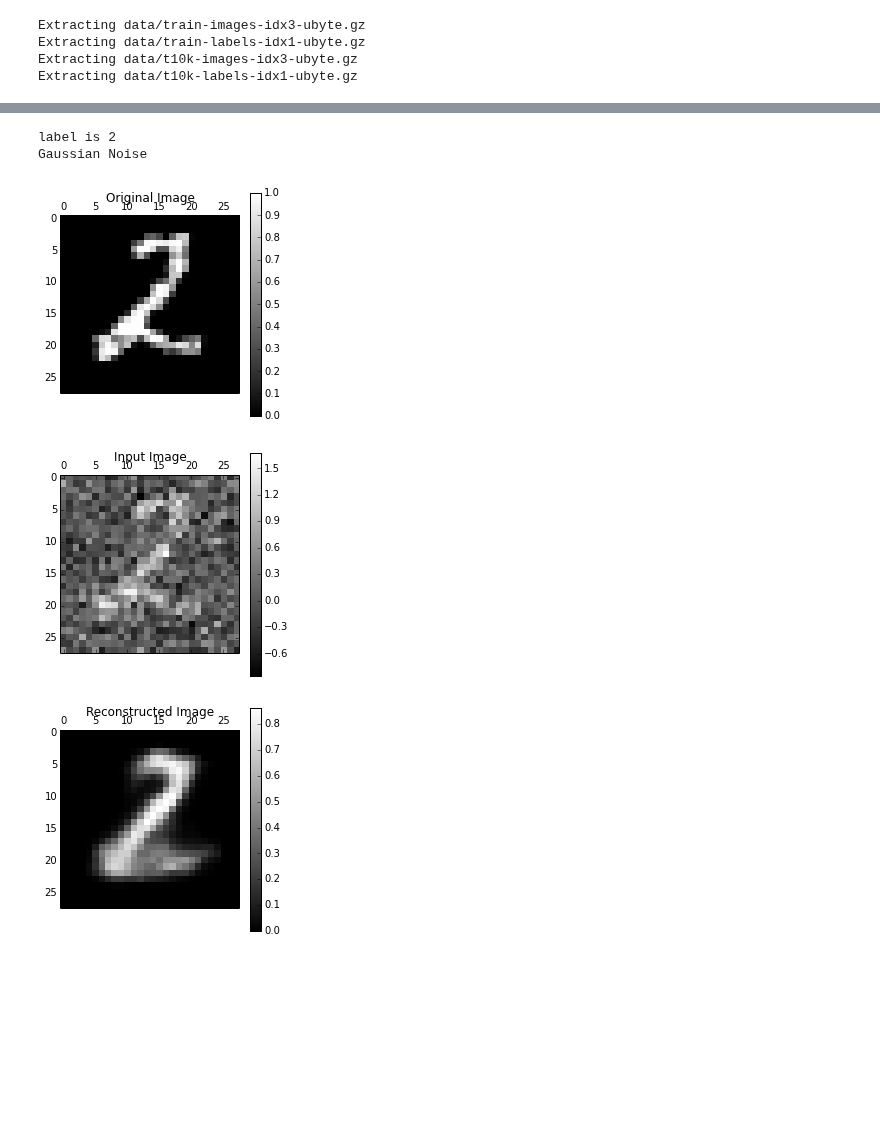
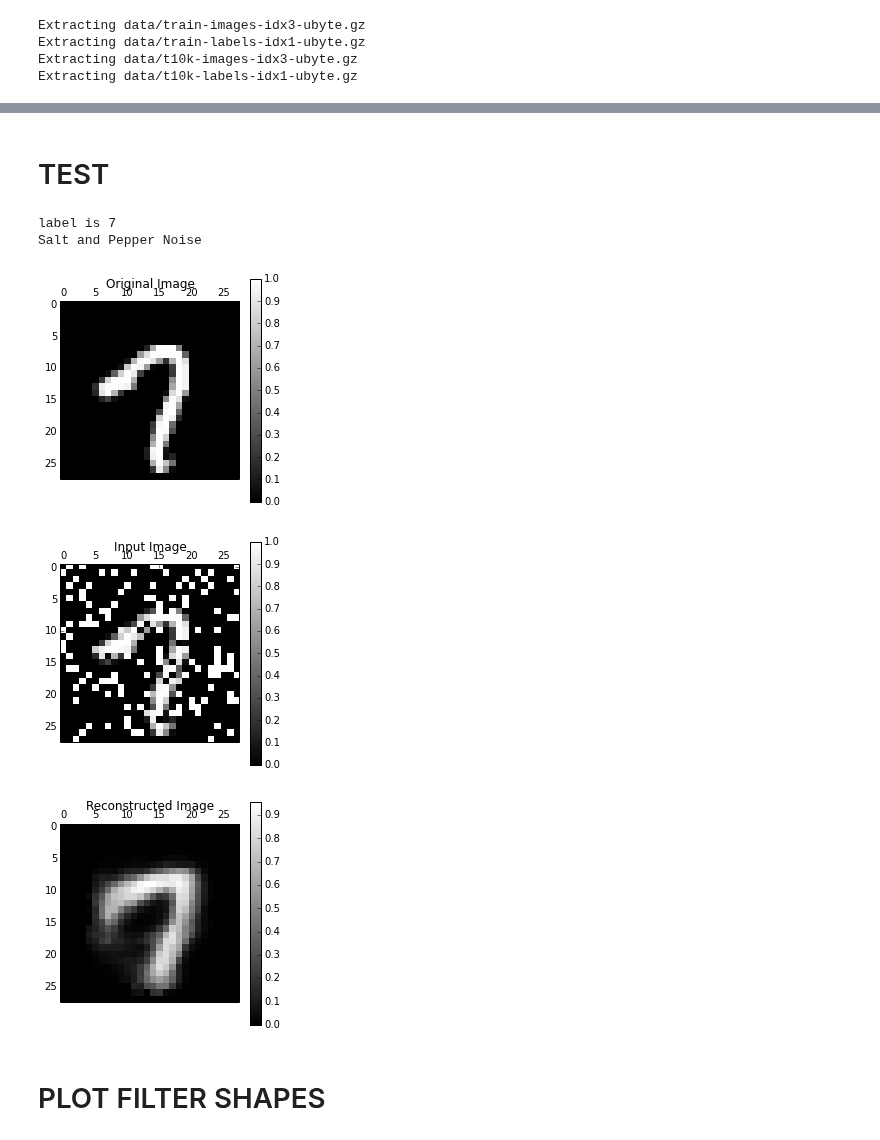
Before and after one commit to sjchoi86/Tensorflow-101, a Jupyter notebook: notebooks/dae_mnist_dropout.ipynb, the cells around one changed output, grey strips where cells are left out. Saved outputs shown, nothing was run; the diff lists cells and outputs as text; code cells hidden in the pictures; blank space fills up the shorter version.

Commit message:
autoencoders

```diff
--- a/notebooks/dae_mnist_dropout.ipynb
+++ b/notebooks/dae_mnist_dropout.ipynb
@@ -21,0 +27,2 @@ Extracting data/t10k-labels-idx1-ubyte.gz
+# %%
+device2use = "/gpu:0"
@@ -83,0 +65,13 @@ Network Ready
+# %%
+with tf.device(device2use):
+    # MODEL
+    out = denoising_autoencoder(x, weights, biases, dropout_keep_prob)
+    # DEFINE LOSS AND OPTIMIZER
+    cost = tf.reduce_mean(tf.pow(out-y, 2))
+    optimizer = tf.train.AdamOptimizer(learning_rate=0.01).minimize(cost)
+    # INITIALIZE
+    init = tf.initialize_all_variables()
+    # SAVER
+    savedir = "nets/"
+    saver = tf.train.Saver(max_to_keep=3)
+print ("FUNCTIONS READY")
@@ -183,45 +153,48 @@ else:
+# %% [markdown]
+# TEST
 # %%
-# Test one
 randidx   = np.random.randint(testimg.shape[0], size=1)
 orgvec    = testimg[randidx, :]
 testvec   = testimg[randidx, :]
 label     = np.argmax(testlabel[randidx, :], 1)
 
 print ("label is %d" % (label))
 # Noise type
-ntype = 1 # 1: Gaussian Noise, 2: Salt and Pepper Noise
+ntype = 2 # 1: Gaussian Noise, 2: Salt and Pepper Noise
 if ntype is 1:
     print ("Gaussian Noise")
-    noisyvec = testvec + 0.3*np.random.randn(1, 784)
+    noisyvec = testvec + 0.1*np.random.randn(1, 784)
 else:
     print ("Salt and Pepper Noise")
     noisyvec = testvec
     rate     = 0.20
     noiseidx = np.random.randint(testimg.shape[1], size=int(testimg.shape[1]*rate))
     noisyvec[0, noiseidx] = 1-noisyvec[0, noiseidx]
 
 outvec   = sess.run(out, feed_dict={x: noisyvec, dropout_keep_prob: 1})
 outimg   = np.reshape(outvec, (28, 28))
 
 # Plot
 plt.matshow(np.reshape(orgvec, (28, 28)), cmap=plt.get_cmap('gray'))
 plt.title("Original Image")
 plt.colorbar()
 
 plt.matshow(np.reshape(noisyvec, (28, 28)), cmap=plt.get_cmap('gray'))
 plt.title("Input Image")
 plt.colorbar()
 
 plt.matshow(outimg, cmap=plt.get_cmap('gray'))
 plt.title("Reconstructed Image")
 plt.colorbar()
 plt.show()
 # %% [output]
-label is 2
-Gaussian Noise
+label is 7
+Salt and Pepper Noise
-[figure, old version]
+[figure, new version]
-[figure, old version]
+[figure, new version]
-[figure, old version]
+[figure, new version]
+# %% [markdown]
+# PLOT FILTER SHAPES
 # %%
 # Visualize Filter
 from PIL import Image
```
Also changed, not shown: parts of 14 cells of this notebook, 1 other file.
